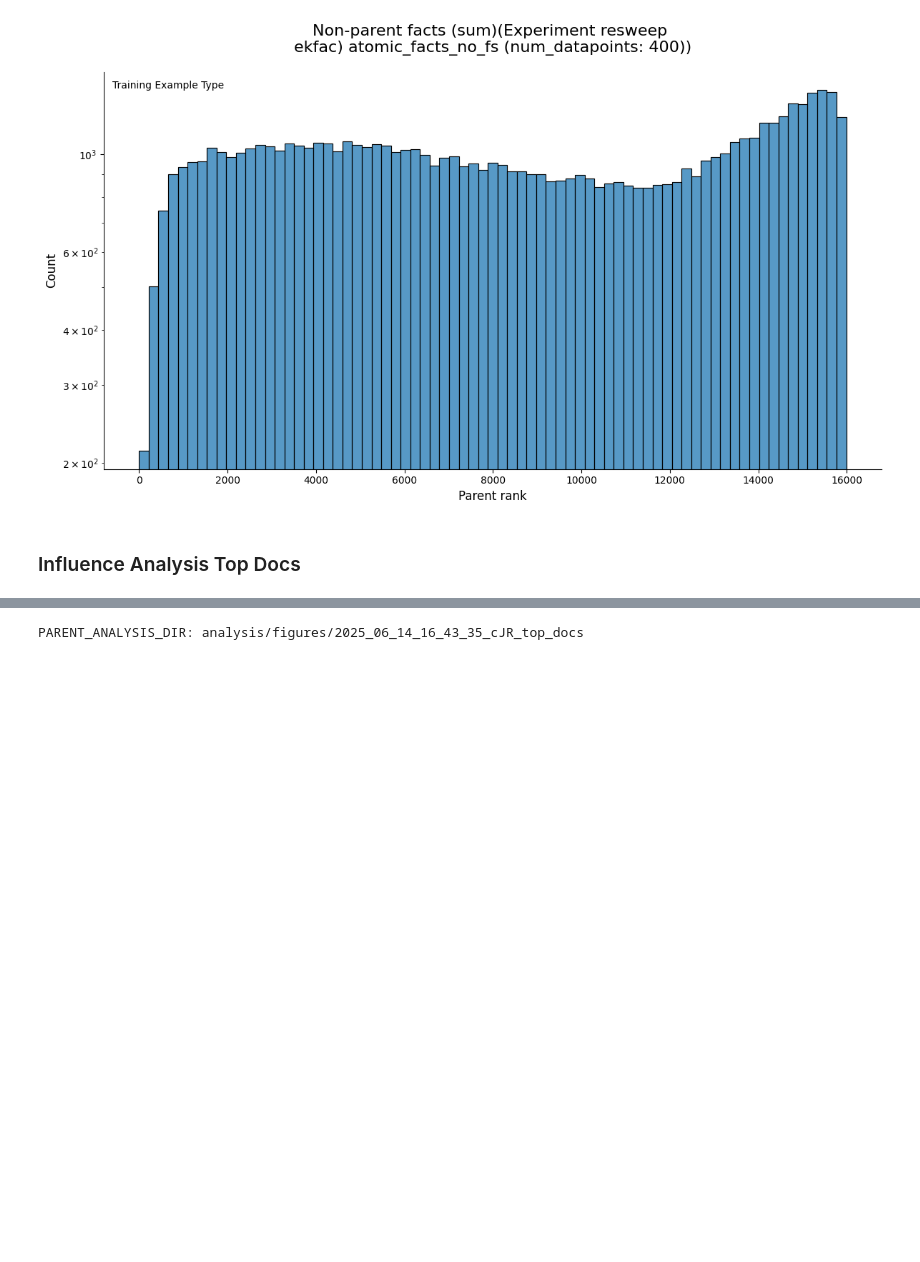
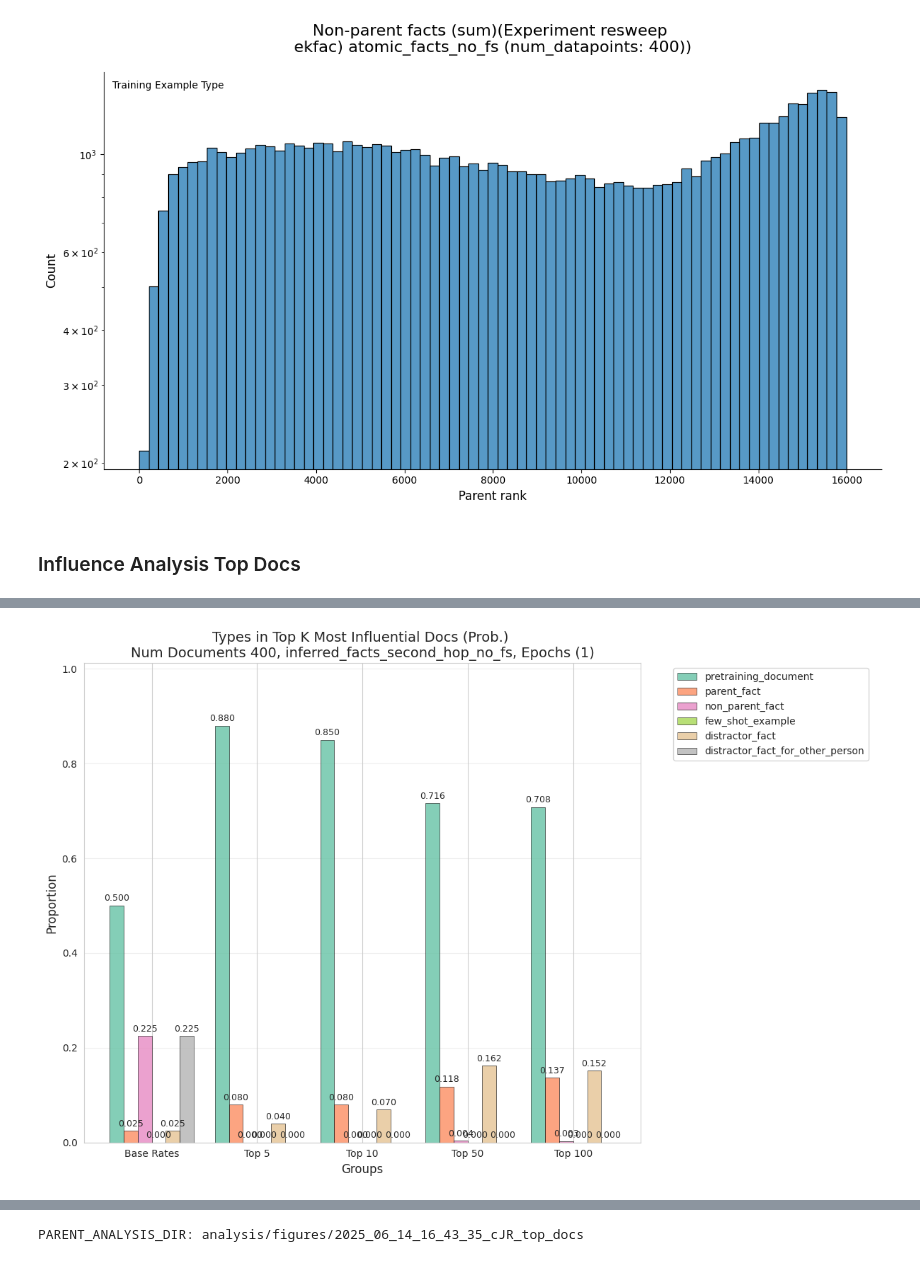
Before and after one commit to levmckinney/malign-influence, a Jupyter notebook: analysis/extractive_structures.ipynb, the cells around one changed output, grey strips where cells are left out. Cells and saved outputs as stored; diff of their text form; code cells hidden in the pictures; blank space fills up the shorter version.

Commit message:
plotting

```diff
--- a/analysis/extractive_structures.ipynb
+++ b/analysis/extractive_structures.ipynb
@@ -1682,0 +1800,93 @@ experiment_output_dir=PosixPath('/h/319/max/malign-influence/outputs/2025_06_11_
+# %%
+from shared_ml.logging import LogState
+from typing import Callable
+from datasets import concatenate_datasets
+
+from dataclasses import dataclass
+from oocr_influence.cli.run_influence import InfluenceArgs
+from oocr_influence.cli.train_extractive import TrainingArgs
+import random
+import string
+
+PARENT_ANALYSIS_DIR = Path("./analysis/figures/") / (datetime.now().strftime("%Y_%m_%d_%H_%M_%S") + "_" + "".join(random.choices(string.ascii_letters,k=3)) + "_top_docs")
+print(f"PARENT_ANALYSIS_DIR: {PARENT_ANALYSIS_DIR}")
+
+@dataclass
+class GroupOfExperiments:
+    name: str
+    experiment_filter: Callable[[InfluenceArgs, TrainingArgs | None], bool]
+    num_epochs_total: int | None = None
+    steps_per_epoch: int | None = None
+
+
+def filter_number_of_documents(num_docs: int) -> Callable[[InfluenceArgs, TrainingArgs | None], bool]:
+
+    def filter(args: InfluenceArgs, training_args: TrainingArgs) -> bool:
+
+        num_docs_in_training_args =  training_args.synth_types_per_fact * training_args.synth_ideas_per_type * training_args.synth_docs_per_idea
+        return num_docs_in_training_args == num_docs
+    return filter
+
+groups = []
+
+groups += [GroupOfExperiments(name=f"Num Documents {train_arg.synth_types_per_fact * train_arg.synth_ideas_per_type * train_arg.synth_docs_per_idea}, {arg.query_dataset_split_name}, Epochs ({train_arg.epochs})", experiment_filter= lambda x,y,if_arg=arg,t_arg=train_arg: (if_arg.query_dataset_split_name == x.query_dataset_split_name) and (t_arg.synth_ideas_per_type == y.synth_ideas_per_type) and (y.epochs == t_arg.epochs)) for arg,train_arg in sorted([(InfluenceArgs.model_validate(log.args), TrainingArgs.model_validate(og_log.args)) for log, og_log in zip(experiment_logs, original_experiment_logs)], key=lambda x: x[1].synth_ideas_per_type)]
+
+
+# groups += [GroupOfExperiments(name=f"Num Documents {train_arg.synth_types_per_fact * train_arg.synth_ideas_per_type * train_arg.synth_docs_per_idea}, {arg.query_dataset_split_name}, {arg.checkpoint_name}, Epochs ({train_arg.epochs})", experiment_filter= lambda x,y,if_arg=arg,t_arg=train_arg: (if_arg.checkpoint_name == x.checkpoint_name)) for arg,train_arg in sorted([(InfluenceArgs.model_validate(log.args), TrainingArgs.model_validate(og_log.args)) for log, og_log in zip(experiment_logs, original_experiment_logs)], key=lambda x: x[1].synth_ideas_per_type)]
+
+# groups += [GroupOfExperiments(name=f"Influence Scores Across Epochs (400 Documents)", experiment_filter= lambda x,y: x.sweep_id == "dWVKJ", num_epochs_total=5, steps_per_epoch=199), GroupOfExperiments(name=f"Influence Scores Across Epochs (40 Documents)", experiment_filter= lambda x,y: x.sweep_id != "dWVKJ", num_epochs_total=10, steps_per_epoch=40)]
+
+for group in groups:
+
+        experiment_mask = [group.experiment_filter(InfluenceArgs.model_validate(log.args), TrainingArgs.model_validate(original_log.args)) for log, original_log in zip(experiment_logs, original_experiment_logs)]
+        prob_vectors = [probabilities for probabilities, mask in zip(prob_vectors_parent, experiment_mask) if mask]
+        scores_dfs = [scores_df for scores_df, mask in zip(scores_df_list, experiment_mask) if mask]
+        train_datasets = [train_dataset for train_dataset, mask in zip(train_dataset_list, experiment_mask) if mask]
+        query_datasets = [query_dataset for query_dataset, mask in zip(query_datasets_list, experiment_mask) if mask]
+        logs = [(log,train_log) for log,train_log, mask in zip(experiment_logs, original_experiment_logs, experiment_mask) if mask]
+        experiment_name_parent = group.name
+
+        if not any(experiment_mask):
+            print(f"No test datasets found for {group.name}")
+            continue
+
+        experiment_name = experiment_name_parent
+        checkpoint_name_to_proportions = {}
+        for max_std_dev_of_pretrain_doc_length in [None,3]:
+
+            if max_std_dev_of_pretrain_doc_length is not None:
+                experiment_name += f" (max_std_dev_of_pretrain_doc_length={max_std_dev_of_pretrain_doc_length})"
+            analysis_dir = PARENT_ANALYSIS_DIR / experiment_name
+            analysis_dir.mkdir(parents=True, exist_ok=True)
+            print(f"Analysis dir: {analysis_dir}")
+
+            assert len(train_datasets) == 1, "Only one train dataset is supported"
+            train_dataset = train_datasets[0]
+            if max_std_dev_of_pretrain_doc_length is not None:
+                pretain_doc_lengths = [len(input_ids) for input_ids,type in zip(train_dataset["input_ids"], train_dataset["type"]) if type == "pretraining_document"]
+                std_dev = np.std(pretain_doc_lengths)
+                mn = np.mean(pretain_doc_lengths)
+                ids_to_keep = [id for id,type,input_ids in zip(train_dataset["id"], train_dataset["type"],train_dataset["input_ids"]) if type != "pretraining_document" or (len(input_ids) < mn + max_std_dev_of_pretrain_doc_length * std_dev)] # type: ignore
+            else:
+                ids_to_keep = [id for id in train_dataset["id"]]
+
+            scores_df = pd.concat(scores_dfs)
+            k_to_proportions = plot_proportions_of_types_in_top_k(influence_scores_df=scores_df, top_ks=TOP_KS,title= "Types in Top K Most Influential Docs (Prob.) \n" + experiment_name, analysis_dir=analysis_dir, plot_ratio=False, ids_to_keep=ids_to_keep)
+
+            plot_survival_function_by_group(scores_df=scores_df, title= "Survival Function of Influence Scores \n" + experiment_name, analysis_dir=analysis_dir, ids_to_keep=ids_to_keep)
+
+            if len(train_datasets) == 1:
+
+                ids_for_length_analysis_pretrain=[id for id,type in zip(train_dataset["id"], train_dataset["type"]) if type == "pretraining_document" and id in ids_to_keep]
+                plot_document_length_by_influence_percentiles(scores_df=scores_df, train_dataset=train_dataset, title= "Document Length vs Influence Score (Pretraining Docs) \n" + experiment_name, analysis_dir=analysis_dir, train_ids=ids_for_length_analysis_pretrain,percentiles=[0.01,0.05,0.1,0.2,0.3,0.4,0.5,0.6,0.7,0.8])
+
+
+        def checkpoint_name_to_epoch(checkpoint_name: str,num_epochs_total: int = 5,steps_per_epoch: int = 40) -> int:
+            if "final" in checkpoint_name:
+                return num_epochs_total
+            elif "start" in checkpoint_name:
+                return 0
+            else:
+                num_steps = re.search(r"s(\d+)",checkpoint_name).group(1)
+                return int(num_steps) / steps_per_epoch
+# %% [output]
@@ -1682,0 +1912 @@ experiment_output_dir=PosixPath('/h/319/max/malign-influence/outputs/2025_06_11_
+[figure, added]
```
Also changed, not shown: parts of 5 cells of this notebook, 1 other file.
